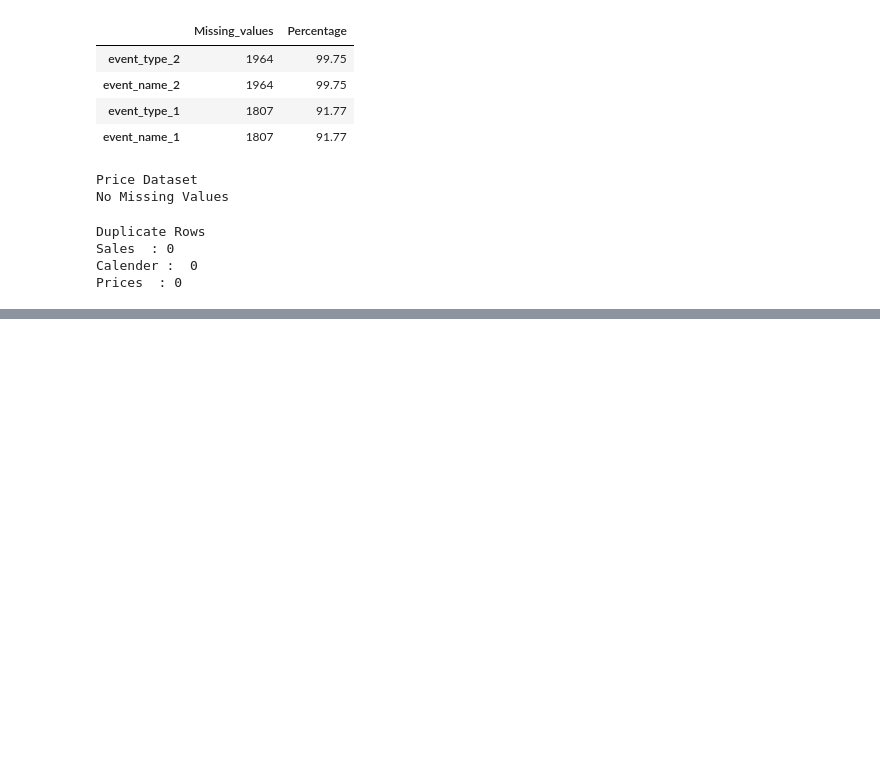
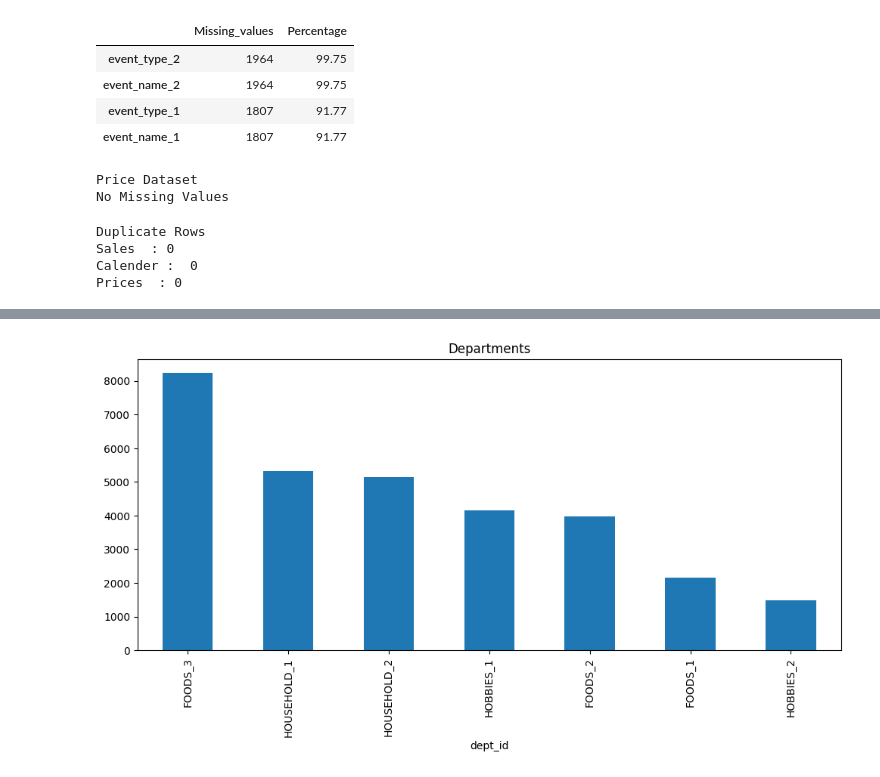
Before and after one commit to Husnain5Khalid/DemandIQ-Smart-demand-forecasting-, a Jupyter notebook: notebooks/01-dataexploration.ipynb, the cells around one changed output, grey strips where cells are left out. Drawn from its saved outputs; the diff is of its cells as text; code cells hidden in the pictures; blank space fills up the shorter version.

```diff
--- a/notebooks/01-dataunderstanding.ipynb
+++ b/notebooks/01-dataexploration.ipynb
@@ -184,0 +247,10 @@ Prices  : 0
+# %%
+sales_df["dept_id"].value_counts().plot(
+    kind="bar",
+    figsize=(12,5),
+    title="Departments"
+)
+
+plt.show()
+# %% [output]
+[figure, added]
```
Also changed, not shown: parts of 22 cells of this notebook, 2 other files.
